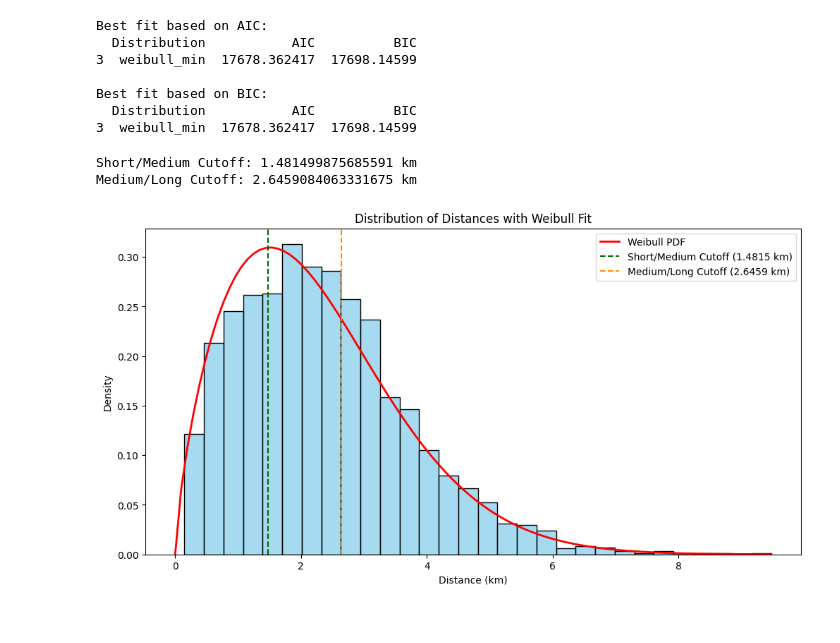
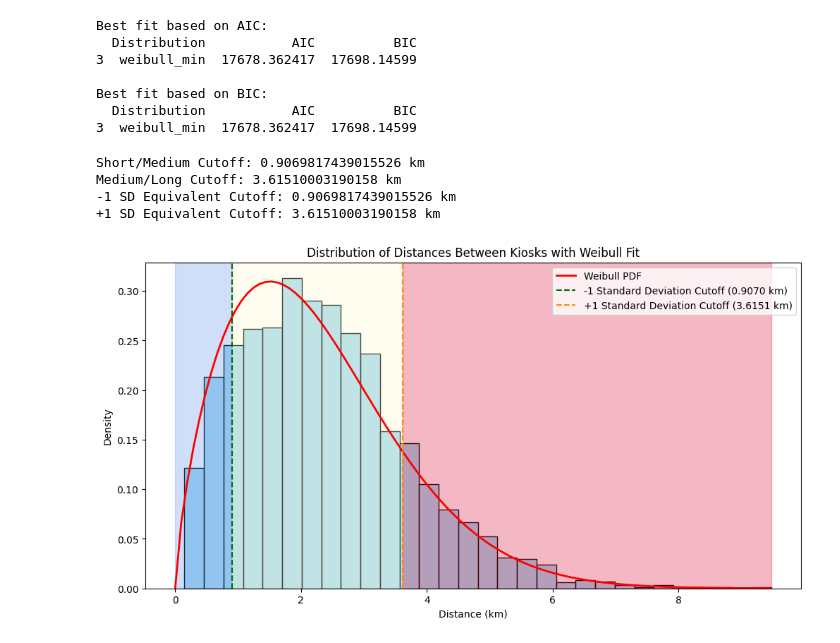
Before and after one commit to anonUnderground/openDataStories, a Jupyter notebook: src/data-processing/create_kiosk_vis_json.ipynb, the cells around one changed output. Cells and saved outputs as stored; diff of their text form; code cells hidden in the pictures.

```diff
--- a/src/data-processing/create_kiosk_vis_json.ipynb
+++ b/src/data-processing/create_kiosk_vis_json.ipynb
@@ -213,37 +226,50 @@ def weibull_cutoffs(shape, scale, lower_percentile, upper_percentile):
     return lower_cutoff, upper_cutoff
 
 # Calculate cutoffs for 33rd and 66th percentiles
-lower_cutoff, upper_cutoff = weibull_cutoffs(shape_param, scale_param, 0.33, 0.66)
+lower_cutoff, upper_cutoff = weibull_cutoffs(shape_param, scale_param, 0.159, 0.841)
 
 print(f"Short/Medium Cutoff: {lower_cutoff} km")
 print(f"Medium/Long Cutoff: {upper_cutoff} km")
+
+# Calculate cutoffs for -1 SD and +1 SD equivalent in Weibull distribution
+minus_one_sd_cutoff, plus_one_sd_cutoff = weibull_cutoffs(shape_param, scale_param, 0.159, 0.841)
+
+print(f"-1 SD Equivalent Cutoff: {minus_one_sd_cutoff} km")
+print(f"+1 SD Equivalent Cutoff: {plus_one_sd_cutoff} km")
 # %% [output]
-Short/Medium Cutoff: 1.481499875685591 km
-Medium/Long Cutoff: 2.6459084063331675 km
+Short/Medium Cutoff: 0.9069817439015526 km
+Medium/Long Cutoff: 3.61510003190158 km
+-1 SD Equivalent Cutoff: 0.9069817439015526 km
++1 SD Equivalent Cutoff: 3.61510003190158 km
 # %%
 #Histogram for distribution of distances with actual cutoff values in the labels
 plt.figure(figsize=(12, 6))
 sns.histplot(distance_df['Distance'], kde=False, bins=30, stat='density', color='skyblue')
 
 # Plot Weibull PDF for comparison
 x = np.linspace(0, distance_df['Distance'].max(), 100)
 y = weibull_min.pdf(x, shape_param, scale=scale_param)
 plt.plot(x, y, 'r-', lw=2, label='Weibull PDF')
 
 # Add cutoff lines with labels using variables
-plt.axvline(lower_cutoff, color='darkgreen', linestyle='--',
-            label=f'Short/Medium Cutoff ({lower_cutoff:.4f} km)')
-plt.axvline(upper_cutoff, color='darkorange', linestyle='--',
-            label=f'Medium/Long Cutoff ({upper_cutoff:.4f} km)')
+plt.axvline(minus_one_sd_cutoff, color='darkgreen', linestyle='--',
+            label=f'-1 Standard Deviation Cutoff ({minus_one_sd_cutoff:.4f} km)')
+plt.axvline(plus_one_sd_cutoff, color='darkorange', linestyle='--',
+            label=f'+1 Standard Deviation Cutoff ({plus_one_sd_cutoff:.4f} km)')
 
-plt.title('Distribution of Distances with Weibull Fit')
+# Adding colored regions with some transparency
+plt.axvspan(0, minus_one_sd_cutoff, color='#6495ED', alpha=0.3)  # Left of minus_one_sd_cutoff
+plt.axvspan(minus_one_sd_cutoff, plus_one_sd_cutoff, color='#FFFACD', alpha=0.3)  # Between cutoffs
+plt.axvspan(plus_one_sd_cutoff, distance_df['Distance'].max(), color='#DC143C', alpha=0.3)  # Right of plus_one_sd_cutoff
+
+plt.title('Distribution of Distances Between Kiosks with Weibull Fit')
 plt.xlabel('Distance (km)')
 plt.ylabel('Density')
 plt.legend()
 
 plt.show()
 # %% [output]
-[figure, old version]
+[figure, new version]
 # %%
 # Saving the DataFrame as a JSON file
 distance_df.to_json('../../dist/data/processed/kiosk_vis_paths.json', orient='records')
```
Also changed, not shown: parts of 1 cell of this notebook, 1 other file.
